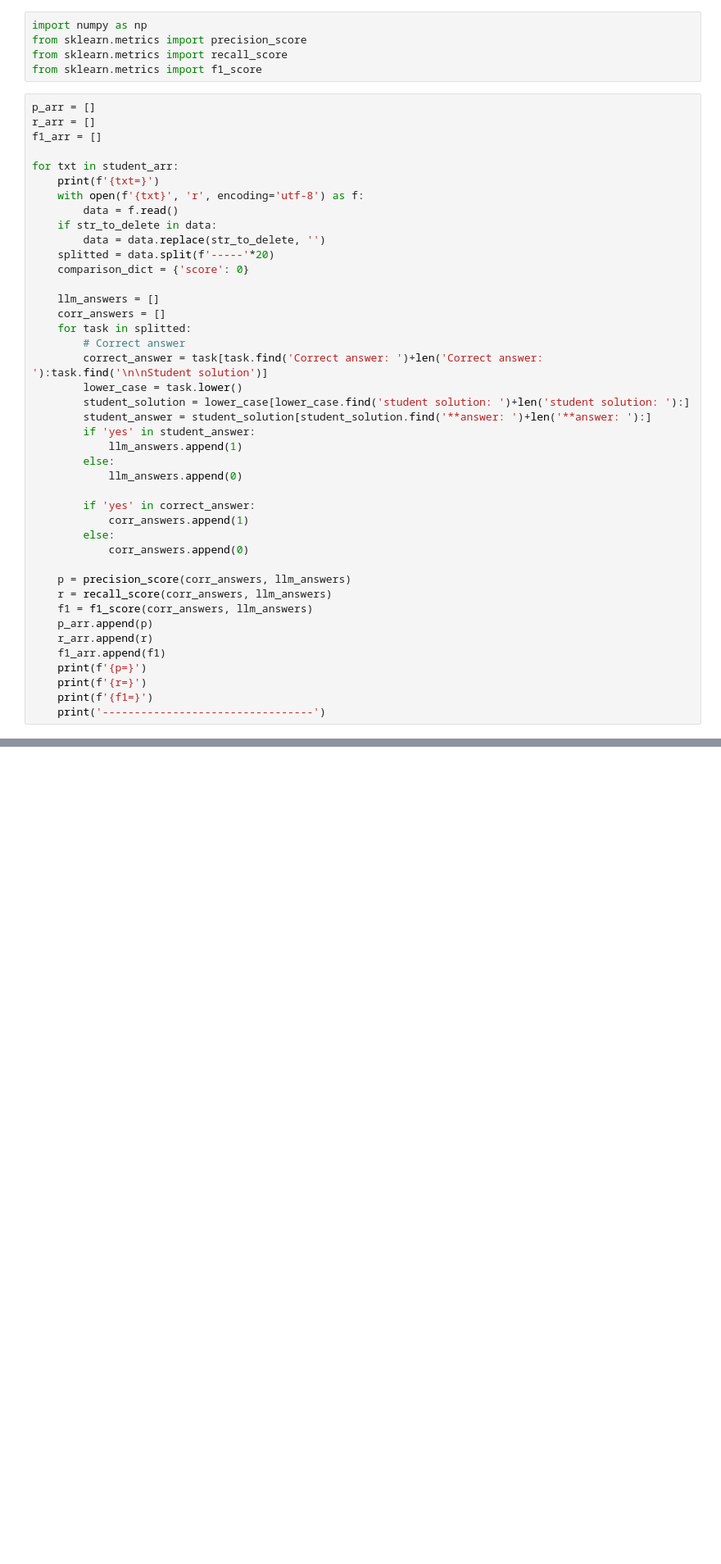
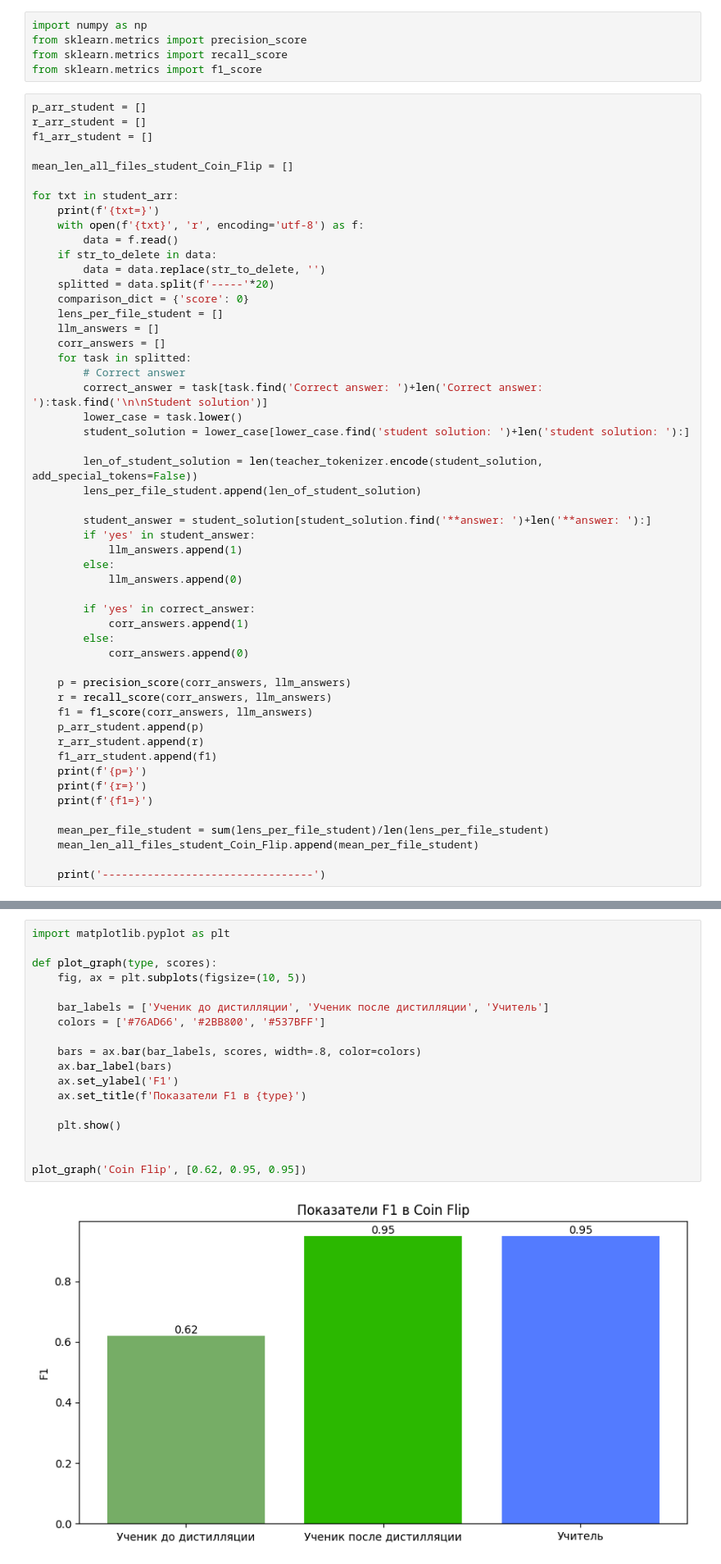
Before and after one commit to Misha-the-Creator/Reasoning-Distillation, a Jupyter notebook: validation.ipynb, the cells around one changed output, grey strips where cells are left out. Shown at 82% size. Saved outputs shown, nothing was run; the diff lists cells and outputs as text; blank space fills up the shorter version.

```diff
--- a/validation.ipynb
+++ b/validation.ipynb
@@ -264,9 +486,11 @@ from sklearn.metrics import precision_score
 from sklearn.metrics import recall_score
 from sklearn.metrics import f1_score
 # %%
-p_arr = []
-r_arr = []
-f1_arr = []
+p_arr_student = []
+r_arr_student = []
+f1_arr_student = []
+
+mean_len_all_files_student_Coin_Flip = []
 
 for txt in student_arr:
     print(f'{txt=}')
@@ -276,7 +500,7 @@ for txt in student_arr:
         data = data.replace(str_to_delete, '')
     splitted = data.split(f'-----'*20)
     comparison_dict = {'score': 0}
-
+    lens_per_file_student = []
     llm_answers = []
     corr_answers = []
     for task in splitted:
@@ -284,6 +508,10 @@ for txt in student_arr:
         correct_answer = task[task.find('Correct answer: ')+len('Correct answer: '):task.find('\n\nStudent solution')]
         lower_case = task.lower()
         student_solution = lower_case[lower_case.find('student solution: ')+len('student solution: '):]
+
+        len_of_student_solution = len(teacher_tokenizer.encode(student_solution, add_special_tokens=False))
+        lens_per_file_student.append(len_of_student_solution)
+
         student_answer = student_solution[student_solution.find('**answer: ')+len('**answer: '):]
         if 'yes' in student_answer:
             llm_answers.append(1)
@@ -298,12 +526,16 @@ for txt in student_arr:
     p = precision_score(corr_answers, llm_answers)
     r = recall_score(corr_answers, llm_answers)
     f1 = f1_score(corr_answers, llm_answers)
-    p_arr.append(p)
-    r_arr.append(r)
-    f1_arr.append(f1)
+    p_arr_student.append(p)
+    r_arr_student.append(r)
+    f1_arr_student.append(f1)
     print(f'{p=}')
     print(f'{r=}')
     print(f'{f1=}')
+
+    mean_per_file_student = sum(lens_per_file_student)/len(lens_per_file_student)
+    mean_len_all_files_student_Coin_Flip.append(mean_per_file_student)
+
     print('---------------------------------')
 # %% [output]
 txt='./student_outputs_Coin_Flip_posttrain/3_16.txt'
@@ -409,0 +720,20 @@ f1_mean=0.9542653171665542
+# %%
+import matplotlib.pyplot as plt
+
+def plot_graph(type, scores):
+    fig, ax = plt.subplots(figsize=(10, 5))
+
+    bar_labels = ['Ученик до дистилляции', 'Ученик после дистилляции', 'Учитель']
+    colors = ['#76AD66', '#2BB800', '#537BFF']
+
+    bars = ax.bar(bar_labels, scores, width=.8, color=colors)
+    ax.bar_label(bars)
+    ax.set_ylabel('F1')
+    ax.set_title(f'Показатели F1 в {type}')
+
+    plt.show()
+
+
+plot_graph('Coin Flip', [0.62, 0.95, 0.95])
+# %% [output]
+[figure, added]
```
Also changed, not shown: parts of 18 cells of this notebook.
